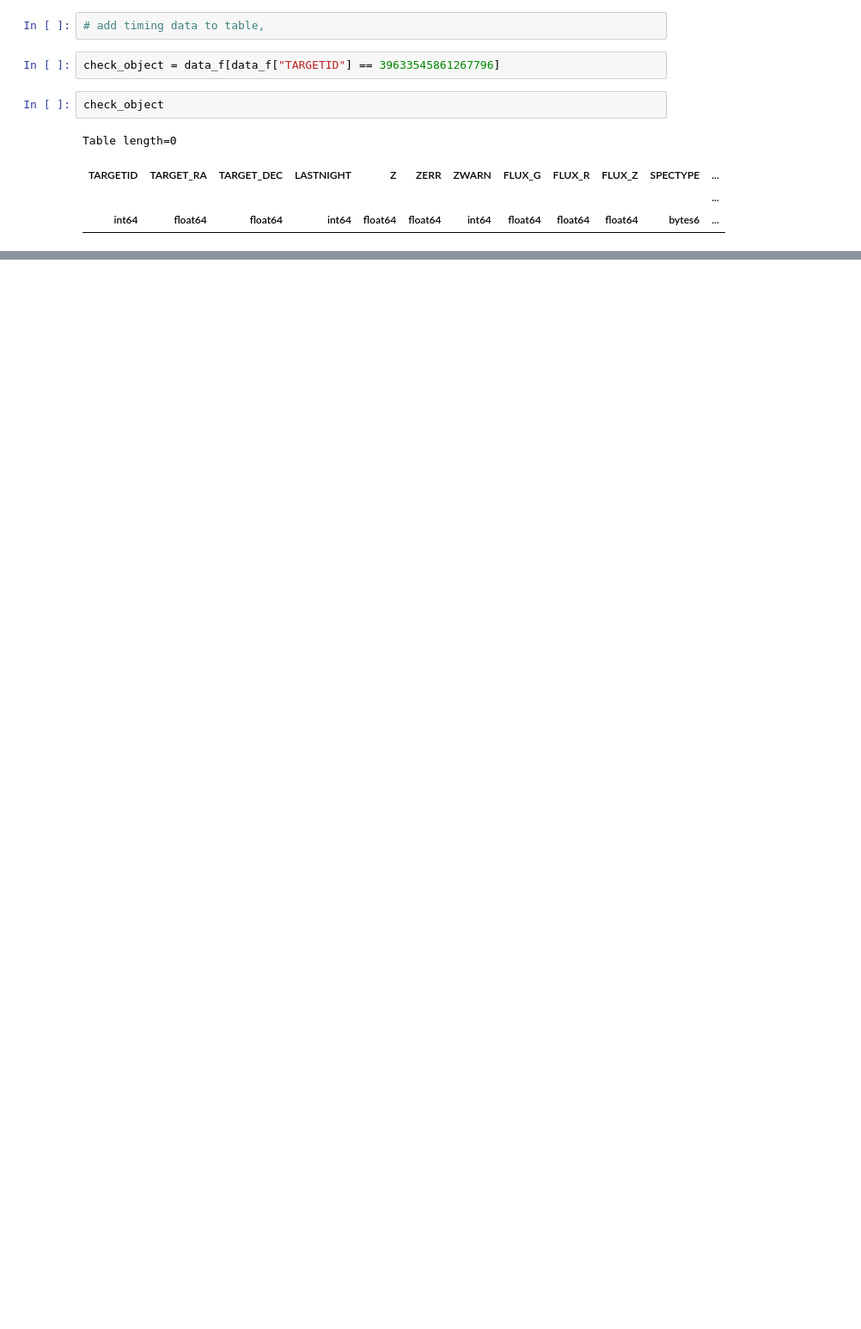
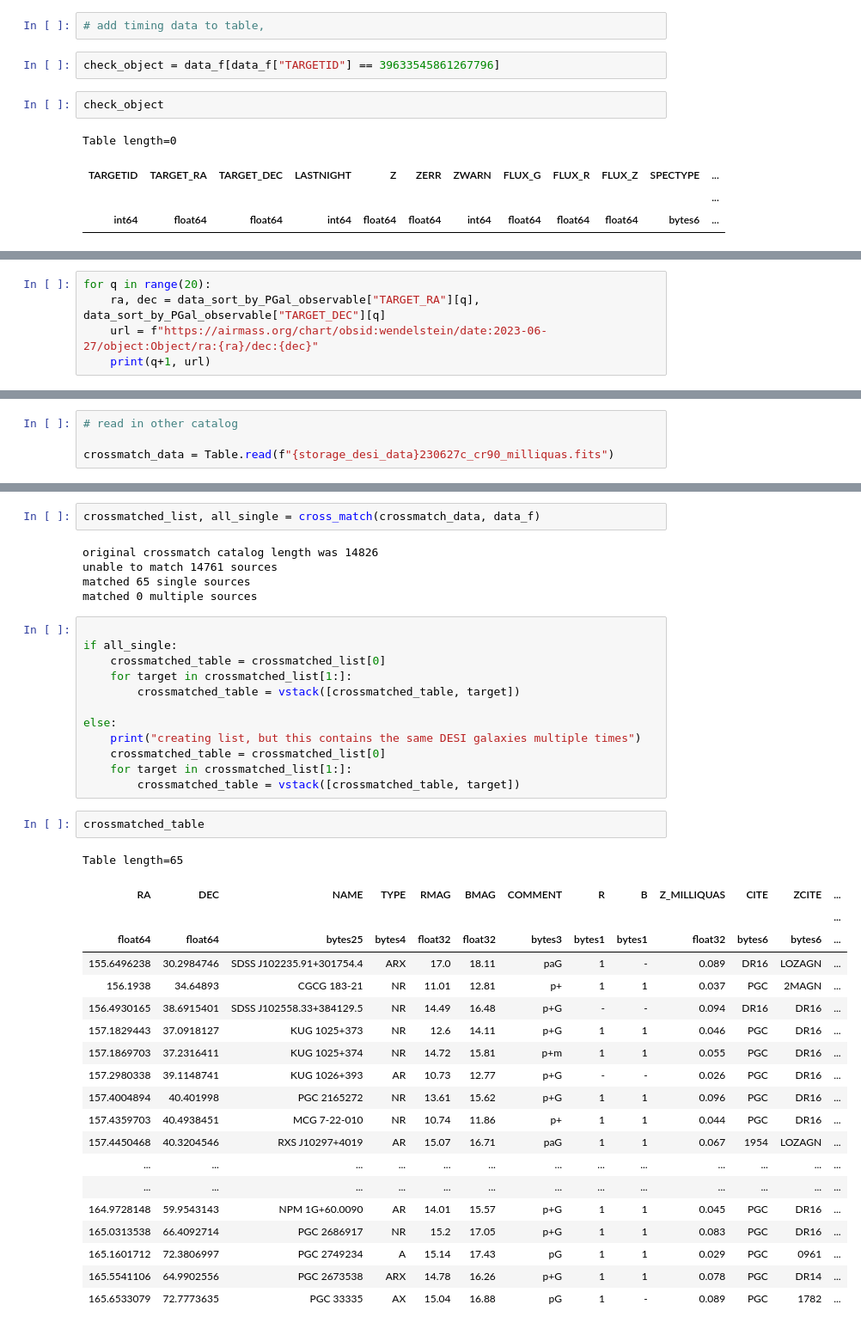
Before and after one commit to ananya971/ligo-desi-gw-follow-up, a Jupyter notebook: Galaxy Selection/Galaxy_Selector_MOC.ipynb, the cells around one changed output, grey strips where cells are left out. Shown at 86% size. Saved outputs shown, nothing was run; the diff lists cells and outputs as text; blank space fills up the shorter version.

Commit message:
Full Crossmatching capabilities

```diff
--- a/Galaxy Selection/Galaxy_Selector_MOC.ipynb
+++ b/Galaxy Selection/Galaxy_Selector_MOC.ipynb
@@ -1047,0 +1055,5 @@ for q in range(20):
+# %%
+for q in range(20):
+    ra, dec = data_sort_by_PGal_observable["TARGET_RA"][q], data_sort_by_PGal_observable["TARGET_DEC"][q]
+    url = f"https://airmass.org/chart/obsid:wendelstein/date:2023-06-27/object:Object/ra:{ra}/dec:{dec}"
+    print(q+1, url)
@@ -1047,0 +1081,4 @@ for q in range(20):
+# %%
+# read in other catalog
+
+crossmatch_data = Table.read(f"{storage_desi_data}230627c_cr90_milliquas.fits")
@@ -1047,0 +1142,42 @@ for q in range(20):
+# %%
+crossmatched_list, all_single = cross_match(crossmatch_data, data_f)
+# %% [output]
+original crossmatch catalog length was 14826
+unable to match 14761 sources
+matched 65 single sources
+matched 0 multiple sources
+# %%
+
+if all_single:
+    crossmatched_table = crossmatched_list[0]
+    for target in crossmatched_list[1:]:
+        crossmatched_table = vstack([crossmatched_table, target])
+
+else:
+    print("creating list, but this contains the same DESI galaxies multiple times")
+    crossmatched_table = crossmatched_list[0]
+    for target in crossmatched_list[1:]:
+        crossmatched_table = vstack([crossmatched_table, target])
+# %%
+crossmatched_table
+# %% [output]
+Table length=65
+| RA | DEC | NAME | TYPE | RMAG | BMAG | COMMENT | R | B | Z_MILLIQUAS | CITE | ZCITE | ... |
+|  |  |  |  |  |  |  |  |  |  |  |  | ... |
+| float64 | float64 | bytes25 | bytes4 | float32 | float32 | bytes3 | bytes1 | bytes1 | float32 | bytes6 | bytes6 | ... |
+| 155.6496238 | 30.2984746 | SDSS J102235.91+301754.4 | ARX | 17.0 | 18.11 | paG | 1 | - | 0.089 | DR16 | LOZAGN | ... |
+| 156.1938 | 34.64893 | CGCG 183-21 | NR | 11.01 | 12.81 | p+ | 1 | 1 | 0.037 | PGC | 2MAGN | ... |
+| 156.4930165 | 38.6915401 | SDSS J102558.33+384129.5 | NR | 14.49 | 16.48 | p+G | - | - | 0.094 | DR16 | DR16 | ... |
+| 157.1829443 | 37.0918127 | KUG 1025+373 | NR | 12.6 | 14.11 | p+G | 1 | 1 | 0.046 | PGC | DR16 | ... |
+| 157.1869703 | 37.2316411 | KUG 1025+374 | NR | 14.72 | 15.81 | p+m | 1 | 1 | 0.055 | PGC | DR16 | ... |
+| 157.2980338 | 39.1148741 | KUG 1026+393 | AR | 10.73 | 12.77 | p+G | - | - | 0.026 | PGC | DR16 | ... |
+| 157.4004894 | 40.401998 | PGC 2165272 | NR | 13.61 | 15.62 | p+G | 1 | 1 | 0.096 | PGC | DR16 | ... |
+| 157.4359703 | 40.4938451 | MCG 7-22-010 | NR | 10.74 | 11.86 | p+ | 1 | 1 | 0.044 | PGC | DR16 | ... |
+| 157.4450468 | 40.3204546 | RXS J10297+4019 | AR | 15.07 | 16.71 | paG | 1 | 1 | 0.067 | 1954 | LOZAGN | ... |
+| ... | ... | ... | ... | ... | ... | ... | ... | ... | ... | ... | ... | ... |
+| ... | ... | ... | ... | ... | ... | ... | ... | ... | ... | ... | ... | ... |
+| 164.9728148 | 59.9543143 | NPM 1G+60.0090 | AR | 14.01 | 15.57 | p+G | 1 | 1 | 0.045 | PGC | DR16 | ... |
+| 165.0313538 | 66.4092714 | PGC 2686917 | NR | 15.2 | 17.05 | p+G | 1 | 1 | 0.083 | PGC | DR16 | ... |
+| 165.1601712 | 72.3806997 | PGC 2749234 | A | 15.14 | 17.43 | pG | 1 | 1 | 0.029 | PGC | 0961 | ... |
+| 165.5541106 | 64.9902556 | PGC 2673538 | ARX | 14.78 | 16.26 | p+G | 1 | 1 | 0.078 | PGC | DR14 | ... |
+| 165.6533079 | 72.7773635 | PGC 33335 | AX | 15.04 | 16.88 | pG | 1 | - | 0.089 | PGC | 1782 | ... |
```
Also changed, not shown: parts of 17 cells of this notebook, 2 other files.
